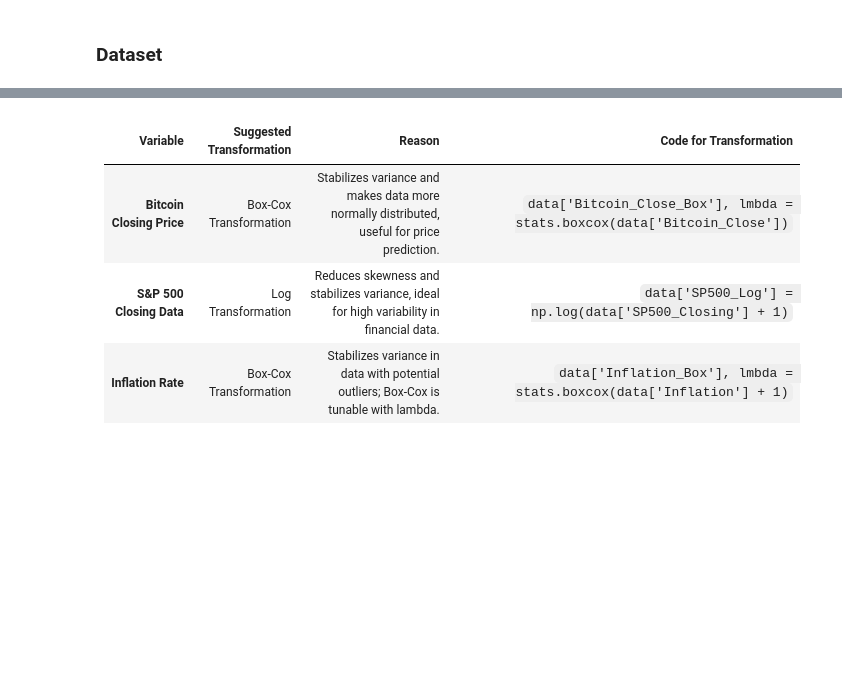
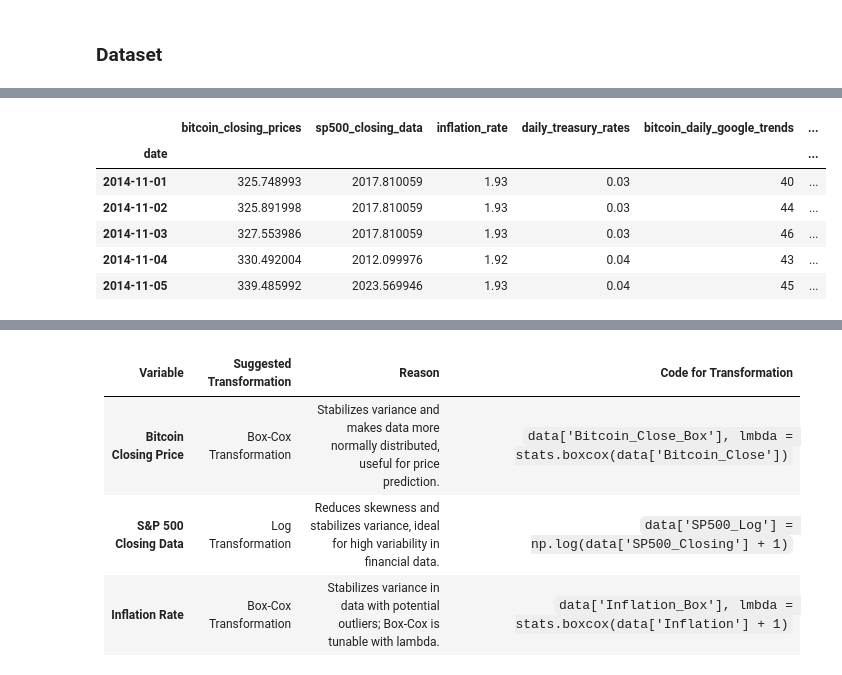
Before and after one commit to kalakhushi18/Advance-Time-Series-Prediction-W24, a Jupyter notebook: 2_DataEngineering/features_engineering.ipynb, the cells around one changed output, grey strips where cells are left out. Saved outputs shown, nothing was run; the diff lists cells and outputs as text; code cells hidden in the pictures; blank space fills up the shorter version.

```diff
--- a/2_DataEngineering/features_engineering.ipynb
+++ b/2_DataEngineering/features_engineering.ipynb
@@ -142,0 +146,27 @@ df.head()
+# %%
+# Cyclic transformation for day_of_week
+df['day_of_week_sin'] = np.sin(2 * np.pi * df['day_of_week'] / 7)
+df['day_of_week_cos'] = np.cos(2 * np.pi * df['day_of_week'] / 7)
+
+# No transformation for day_of_month
+
+# Cyclic transformation for day_of_year
+df['day_of_year_sin'] = np.sin(2 * np.pi * df['day_of_year'] / 365)
+df['day_of_year_cos'] = np.cos(2 * np.pi * df['day_of_year'] / 365)
+
+# Cyclic transformation for month
+df['month_of_year_sin'] = np.sin(2 * np.pi * df['month_of_year'] / 12)
+df['month_of_year_cos'] = np.cos(2 * np.pi * df['month_of_year'] / 12)
+
+# No transformation for year
+
+# Output the transformed DataFrame
+df.head()
+# %% [output]
+|  | bitcoin_closing_prices | sp500_closing_data | inflation_rate | daily_treasury_rates | bitcoin_daily_google_trends | ... |
+| date |  |  |  |  |  | ... |
+| 2014-11-01 | 325.748993 | 2017.810059 | 1.93 | 0.03 | 40 | ... |
+| 2014-11-02 | 325.891998 | 2017.810059 | 1.93 | 0.03 | 44 | ... |
+| 2014-11-03 | 327.553986 | 2017.810059 | 1.93 | 0.03 | 46 | ... |
+| 2014-11-04 | 330.492004 | 2012.099976 | 1.92 | 0.04 | 43 | ... |
+| 2014-11-05 | 339.485992 | 2023.569946 | 1.93 | 0.04 | 45 | ... |
```
Also changed, not shown: parts of 12 cells of this notebook, 1 other file.
